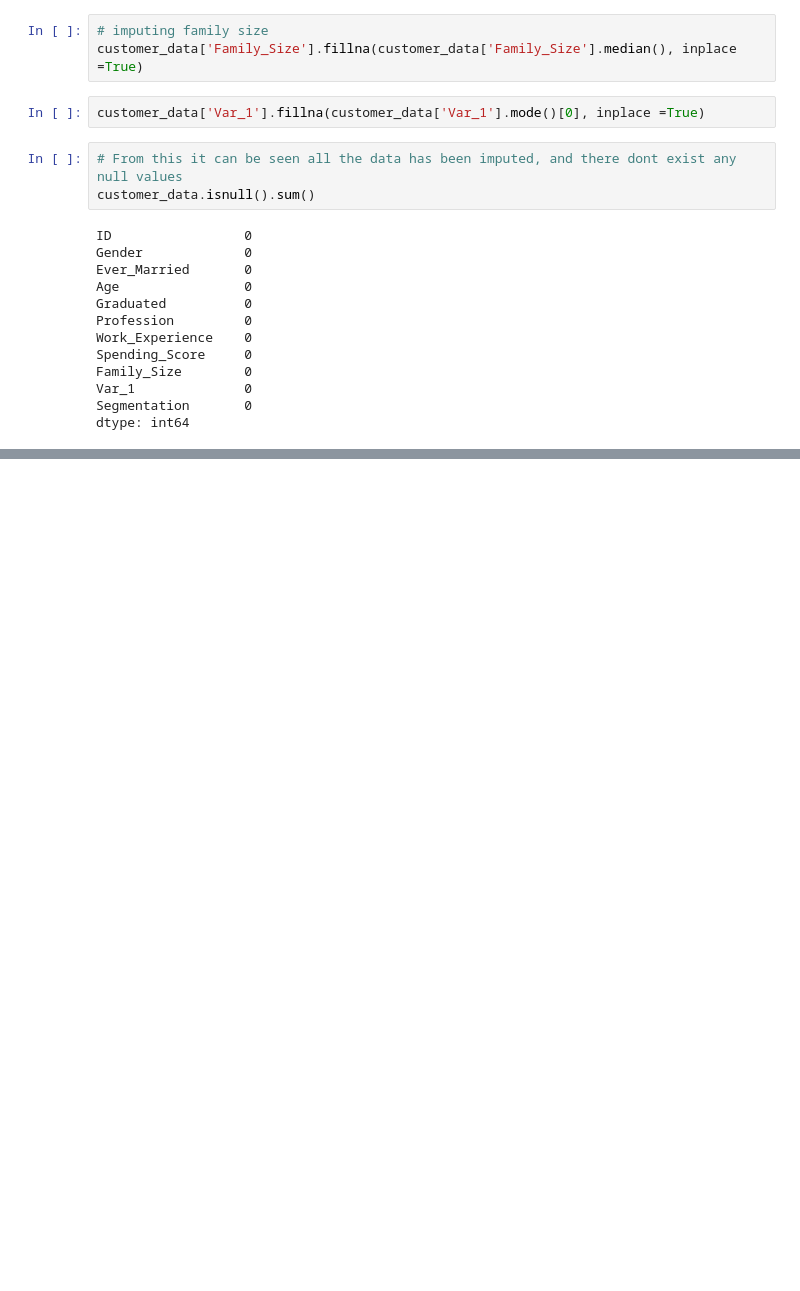
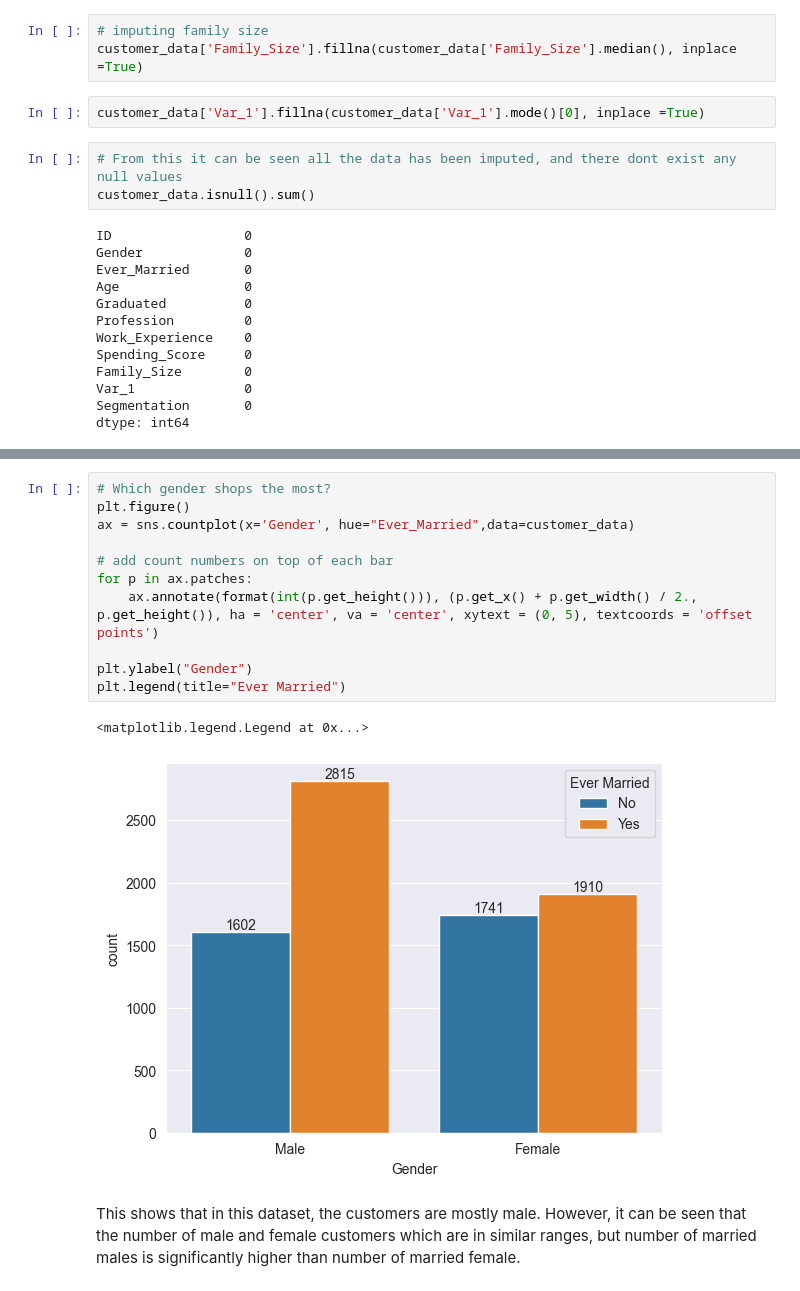
Before and after one commit to niranjanblank/CustomerSegmentation, a Jupyter notebook: eda.ipynb, the cells around one changed output, grey strips where cells are left out. Saved outputs shown, nothing was run; the diff lists cells and outputs as text; blank space fills up the shorter version.

```diff
--- a/eda.ipynb
+++ b/eda.ipynb
@@ -118,0 +146,16 @@ dtype: int64
+# %%
+# Which gender shops the most?
+plt.figure()
+ax = sns.countplot(x='Gender', hue="Ever_Married",data=customer_data)
+
+# add count numbers on top of each bar
+for p in ax.patches:
+    ax.annotate(format(int(p.get_height())), (p.get_x() + p.get_width() / 2., p.get_height()), ha = 'center', va = 'center', xytext = (0, 5), textcoords = 'offset points')
+
+plt.ylabel("Gender")
+plt.legend(title="Ever Married")
+# %% [output]
+<matplotlib.legend.Legend at 0x...>
+[figure, added]
+# %% [markdown]
+This shows that in this dataset, the customers are mostly male. However, it can be seen that the number of male and female customers which are in similar ranges, but number of married males is significantly higher than number of married female.
```
Also changed, not shown: parts of 6 cells of this notebook, 1 other file.
